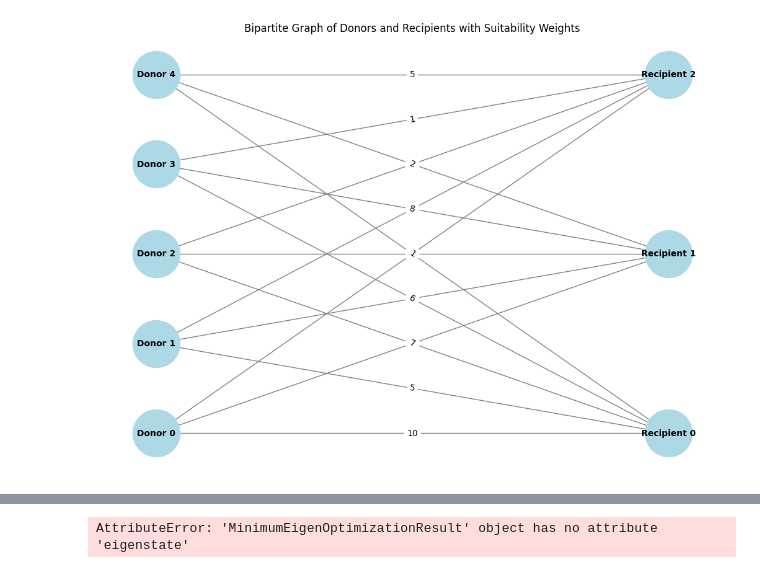
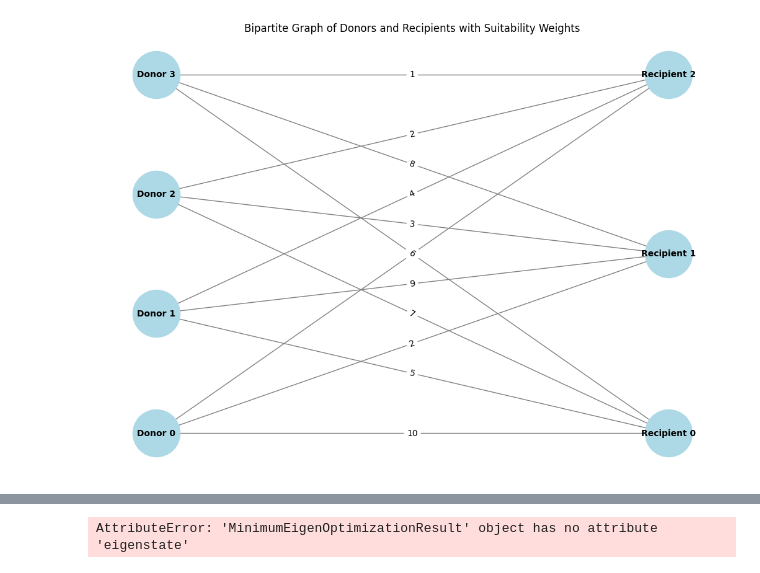
Before and after one commit to yagizdas/prototype, a Jupyter notebook: quboexp.ipynb, the cells around one changed output, grey strips where cells are left out. Drawn from its saved outputs; the diff is of its cells as text; code cells hidden in the pictures.

```diff
--- a/quboexp.ipynb
+++ b/quboexp.ipynb
@@ -40,57 +40,50 @@ import networkx as nx
 from qiskit_optimization import QuadraticProgram
 
 # Define the problem
-n_donors = 5  # Number of donors
+n_donors = 4  # Number of donors
 n_recipients = 3  # Number of recipients
 weights = [
     [10, 2, 1],  # Donor 0
     [5, 9, 4],   # Donor 1
     [7, 3, 2],  # Donor 2
-    [6, 8, 1],  # Donor 3
-    [1, 2, 5]    # Donor 4
+    [6, 8, 1]   # Donor 4
 ]  # Example weights
 
 # Initialize QUBO
 qubo = QuadraticProgram()
 
-# Add binary variables for each pair (donor, recipient)
 for i in range(n_donors):
     for j in range(n_recipients):
         qubo.binary_var(name=f"x_{i}_{j}")
 
-# Set the objective function (maximize total suitability)
 objective_terms = []
 for i in range(n_donors):
     for j in range(n_recipients):
         objective_terms.append(weights[i][j])
 
-# The objective should be a weighted sum of all pairwise terms
 qubo.maximize(linear={f"x_{i}_{j}": weights[i][j] for i in range(n_donors) for j in range(n_recipients)})
 
-# Create a bipartite graph for visualization
 G = nx.Graph()
 
-# Add nodes for donors and recipients
 donor_nodes = [f"Donor {i}" for i in range(n_donors)]
 recipient_nodes = [f"Recipient {j}" for j in range(n_recipients)]
 G.add_nodes_from(donor_nodes, bipartite=0)
 G.add_nodes_from(recipient_nodes, bipartite=1)
 
-# Add weighted edges between donors and recipients
 for i in range(n_donors):
     for j in range(n_recipients):
         G.add_edge(donor_nodes[i], recipient_nodes[j], weight=weights[i][j])
 
 # Draw the bipartite graph
 pos = nx.bipartite_layout(G, nodes=donor_nodes)
 plt.figure(figsize=(10, 7))
 nx.draw(G, pos, with_labels=True, node_size=3000, node_color='lightblue', font_size=10, font_weight='bold', edge_color='gray')
 edge_labels = nx.get_edge_attributes(G, 'weight')
 nx.draw_networkx_edge_labels(G, pos, edge_labels=edge_labels)
 plt.title("Bipartite Graph of Donors and Recipients with Suitability Weights")
 plt.show()
 # %% [output]
-[figure, old version]
+[figure, new version]
 # %%
 # Add constraints for donors (each donor must match with one recipient)
 for i in range(n_donors):
```
Also changed, not shown: parts of 4 cells of this notebook.
